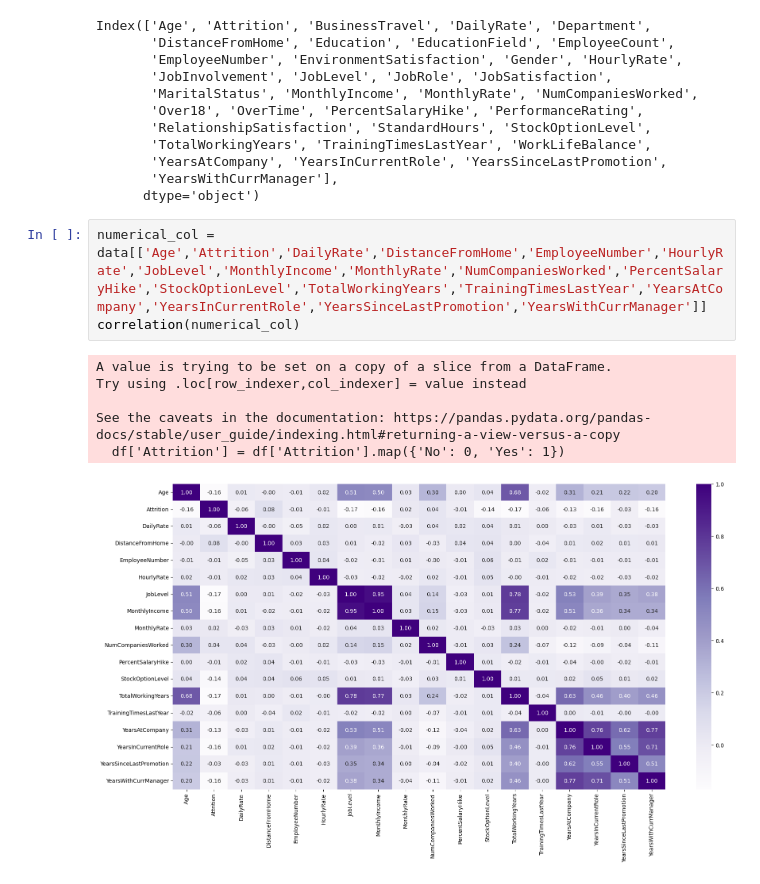
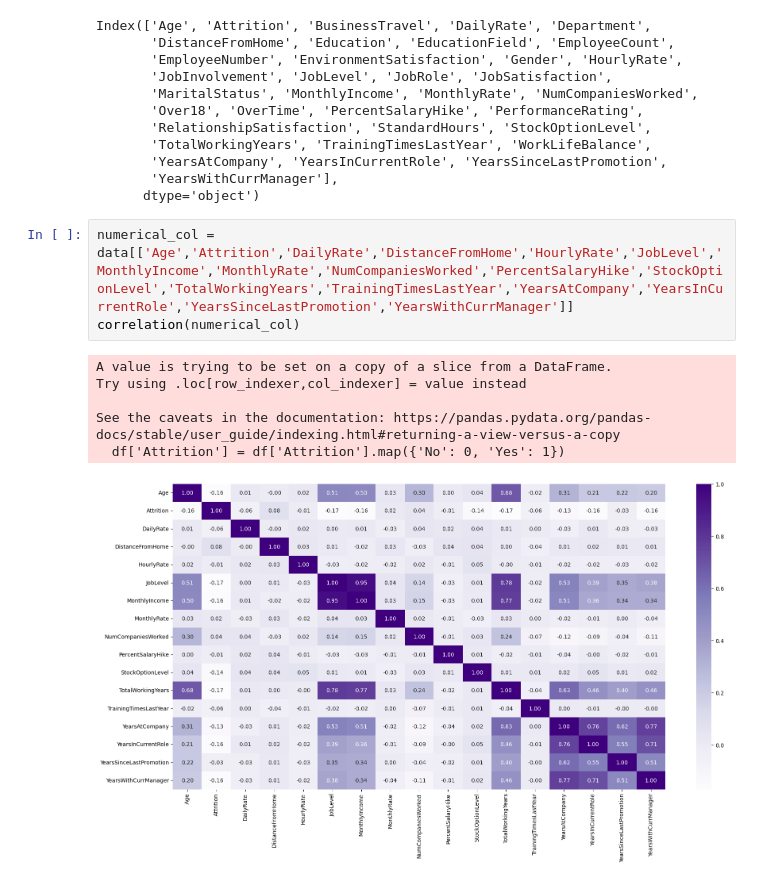
Before and after one commit to Assma-IBIKAS/RetentionAI_Backend, a Jupyter notebook: ML/EDA.ipynb, the cells around one changed output. Drawn from its saved outputs; the diff is of its cells as text.

```diff
--- a/ML/EDA.ipynb
+++ b/ML/EDA.ipynb
@@ -99,12 +99,12 @@ Index(['Age', 'Attrition', 'BusinessTravel', 'DailyRate', 'Department',
        'YearsWithCurrManager'],
       dtype='object')
 # %%
-numerical_col = data[['Age','Attrition','DailyRate','DistanceFromHome','EmployeeNumber','HourlyRate','JobLevel','MonthlyIncome','MonthlyRate','NumCompaniesWorked','PercentSalaryHike','StockOptionLevel','TotalWorkingYears','TrainingTimesLastYear','YearsAtCompany','YearsInCurrentRole','YearsSinceLastPromotion','YearsWithCurrManager']]
+numerical_col = data[['Age','Attrition','DailyRate','DistanceFromHome','HourlyRate','JobLevel','MonthlyIncome','MonthlyRate','NumCompaniesWorked','PercentSalaryHike','StockOptionLevel','TotalWorkingYears','TrainingTimesLastYear','YearsAtCompany','YearsInCurrentRole','YearsSinceLastPromotion','YearsWithCurrManager']]
 correlation(numerical_col)
 # %% [output]
 A value is trying to be set on a copy of a slice from a DataFrame.
 Try using .loc[row_indexer,col_indexer] = value instead
 
 See the caveats in the documentation: https://pandas.pydata.org/pandas-docs/stable/user_guide/indexing.html#returning-a-view-versus-a-copy
   df['Attrition'] = df['Attrition'].map({'No': 0, 'Yes': 1})
-[figure, old version]
+[figure, new version]
```
Also changed, not shown: parts of 7 cells of this notebook.
